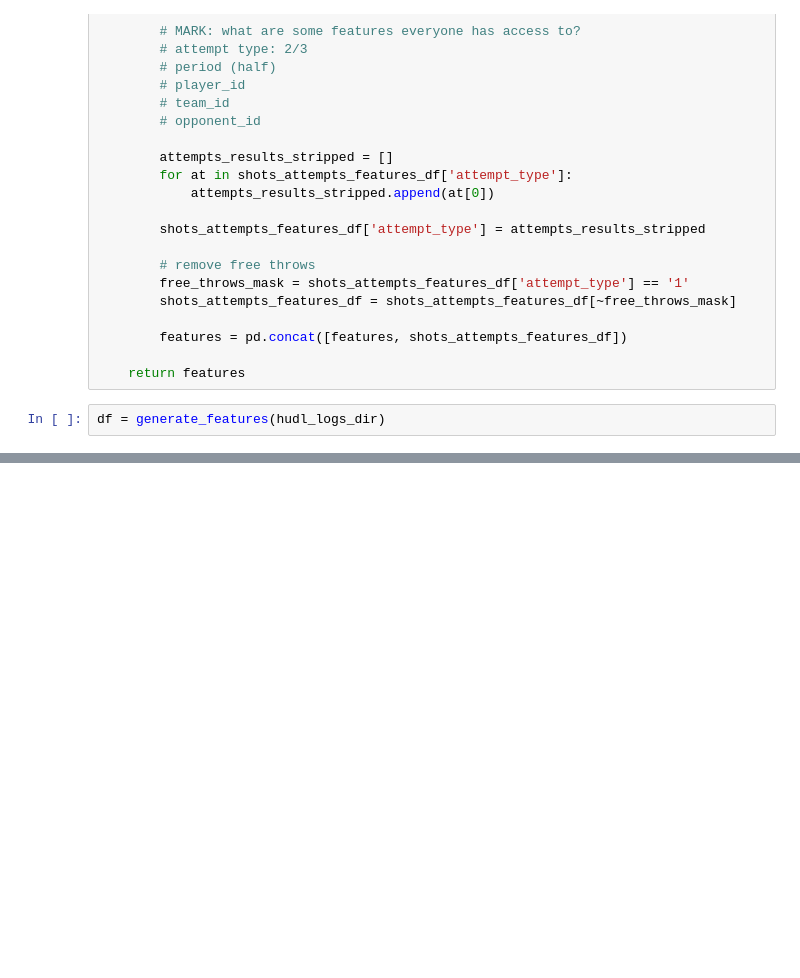
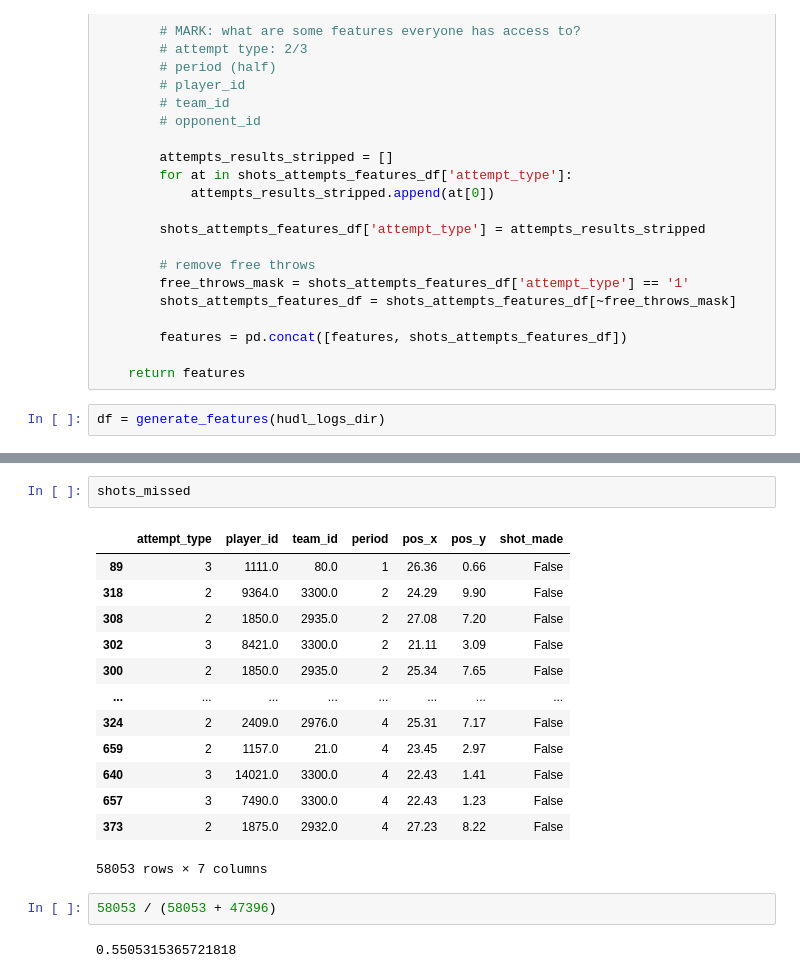
Before and after one commit to leharris3/shot-quality-estimation, a Jupyter notebook: ml_shot_prediction/testing.ipynb, the cells around one changed output, grey strips where cells are left out. Drawn from its saved outputs; the diff is of its cells as text; blank space fills up the shorter version.

```diff
--- a/ml_shot_prediction/testing.ipynb
+++ b/ml_shot_prediction/testing.ipynb
@@ -90,3 +114,23 @@ df_sorted
+# %%
+shots_missed
+# %% [output]
+|  | attempt_type | player_id | team_id | period | pos_x | pos_y | shot_made |
+| 89 | 3 | 1111.0 | 80.0 | 1 | 26.36 | 0.66 | False |
+| 318 | 2 | 9364.0 | 3300.0 | 2 | 24.29 | 9.90 | False |
+| 308 | 2 | 1850.0 | 2935.0 | 2 | 27.08 | 7.20 | False |
+| 302 | 3 | 8421.0 | 3300.0 | 2 | 21.11 | 3.09 | False |
+| 300 | 2 | 1850.0 | 2935.0 | 2 | 25.34 | 7.65 | False |
+| ... | ... | ... | ... | ... | ... | ... | ... |
+| 324 | 2 | 2409.0 | 2976.0 | 4 | 25.31 | 7.17 | False |
+| 659 | 2 | 1157.0 | 21.0 | 4 | 23.45 | 2.97 | False |
+| 640 | 3 | 14021.0 | 3300.0 | 4 | 22.43 | 1.41 | False |
+| 657 | 3 | 7490.0 | 3300.0 | 4 | 22.43 | 1.23 | False |
+| 373 | 2 | 1875.0 | 2932.0 | 4 | 27.23 | 8.22 | False |
+58053 rows × 7 columns
+# %%
+58053 / (58053 + 47396)
+# %% [output]
+0.5505315365721818
 # %%
 from sklearn.linear_model import LogisticRegression, RidgeClassifier, SGDClassifier
 from sklearn.tree import DecisionTreeClassifier
```
Also changed, not shown: parts of 7 cells of this notebook, 5 other files.
